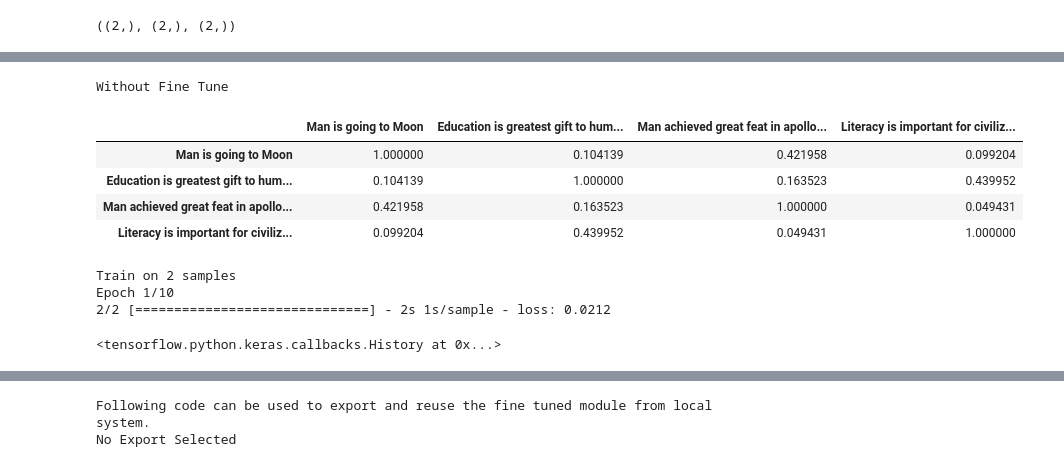
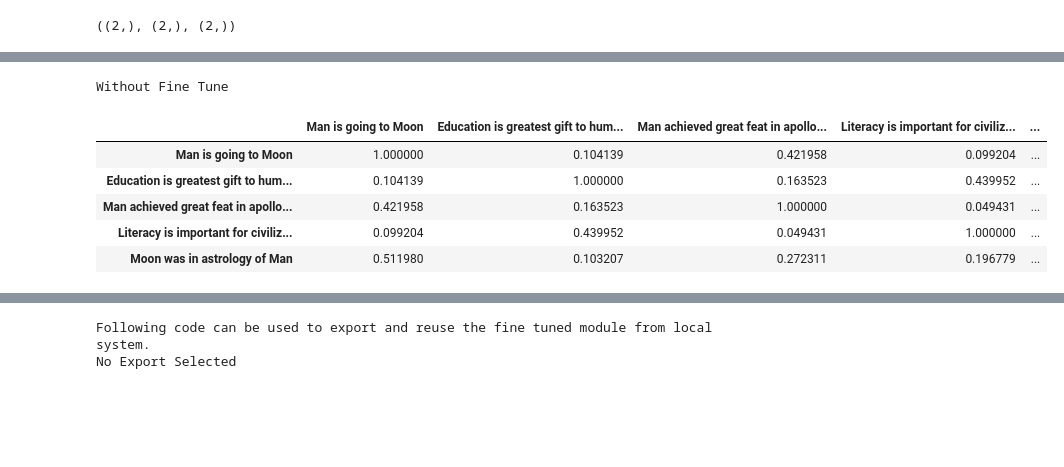
Before and after one commit to meethariprasad/research_works, a Jupyter notebook: Siamese_TF_Cosine_Distance_Fine_Tune.ipynb, the cells around one changed output, grey strips where cells are left out. Cells and saved outputs as stored; diff of their text form; code cells hidden in the pictures; blank space fills up the shorter version.

```diff
--- a/Siamese_TF_Cosine_Distance_Fine_Tune.ipynb
+++ b/Siamese_TF_Cosine_Distance_Fine_Tune.ipynb
@@ -118,0 +162,26 @@ def get_similiarity(target_text_embed,text_to_compare_embed):
+# %%
+import tensorflow_hub as hub
+import tensorflow as tf
+print (text_list)
+try:
+  text_list=sum(text_list, [])
+except:
+  pass
+
+embeddings = loaded_module_obj(text_list)
+
+# print (embeddings.numpy())
+
+embed_target=embeddings.numpy()
+import pandas as pd
+doc_embed = pd.DataFrame(data=embed_target)
+doc_embed.index=text_list
+
+
+
+finetuned_similiarity=get_similiarity(doc_embed,doc_embed)
+# np.fill_diagonal(sim.values, 0)
+finetuned_similiarity.index=text_list
+finetuned_similiarity.columns=text_list
+print ("With Fine Tune")
+finetuned_similiarity
@@ -119,47 +196,34 @@ def get_similiarity(target_text_embed,text_to_compare_embed):
 # %%
 #Without fine tune: Similiarity
 ########################################
 import tensorflow_hub as hub
 import tensorflow as tf
 embed = hub.load(huburl)
+try:
+  text_list=sum(text_list, [])
+except:
+  pass
+text_list.append('Moon was in astrology of Man')
 
-text_list=sum(text_list, [])
 embeddings = embed(text_list)
 
 embed_target=embeddings.numpy()
 import pandas as pd
 doc_embed_global = pd.DataFrame(data=embed_target)
 doc_embed_global.index=text_list
 ########################################
 global_similiarity=get_similiarity(doc_embed_global,doc_embed_global)
 # np.fill_diagonal(sim.values, 0)
 global_similiarity.index=text_list
 global_similiarity.columns=text_list
 
 print ("Without Fine Tune")
 global_similiarity
 # %% [output]
 Without Fine Tune
-|  | Man is going to Moon | Education is greatest gift to hum... | Man achieved great feat in apollo... | Literacy is important for civiliz... |
-| Man is going to Moon | 1.000000 | 0.104139 | 0.421958 | 0.099204 |
-| Education is greatest gift to hum... | 0.104139 | 1.000000 | 0.163523 | 0.439952 |
-| Man achieved great feat in apollo... | 0.421958 | 0.163523 | 1.000000 | 0.049431 |
-| Literacy is important for civiliz... | 0.099204 | 0.439952 | 0.049431 | 1.000000 |
+|  | Man is going to Moon | Education is greatest gift to hum... | Man achieved great feat in apollo... | Literacy is important for civiliz... | ... |
+| Man is going to Moon | 1.000000 | 0.104139 | 0.421958 | 0.099204 | ... |
+| Education is greatest gift to hum... | 0.104139 | 1.000000 | 0.163523 | 0.439952 | ... |
+| Man achieved great feat in apollo... | 0.421958 | 0.163523 | 1.000000 | 0.049431 | ... |
+| Literacy is important for civiliz... | 0.099204 | 0.439952 | 0.049431 | 1.000000 | ... |
+| Moon was in astrology of Man | 0.511980 | 0.103207 | 0.272311 | 0.196779 | ... |
-# %%
-#Model Fit
-from keras.callbacks import Callback
-class stopAtLossValue(Callback):
-  import numpy as np
-  def on_batch_end(self, batch, logs={}):
-    THR = 0 #Assign THR with the value at which you want to stop training.
-    if np.around(logs.get('loss'),decimals=1) == THR:
-      self.model.stop_training = True
-
-import numpy as np
-
-model.fit([left_inputs,right_inputs],similiarity,epochs=10,callbacks=[stopAtLossValue()])
-# %% [output]
-Train on 2 samples
-Epoch 1/10
-2/2 [==============================] - 2s 1s/sample - loss: 0.0212
-<tensorflow.python.keras.callbacks.History at 0x...>
```
Also changed, not shown: parts of 6 cells of this notebook.
